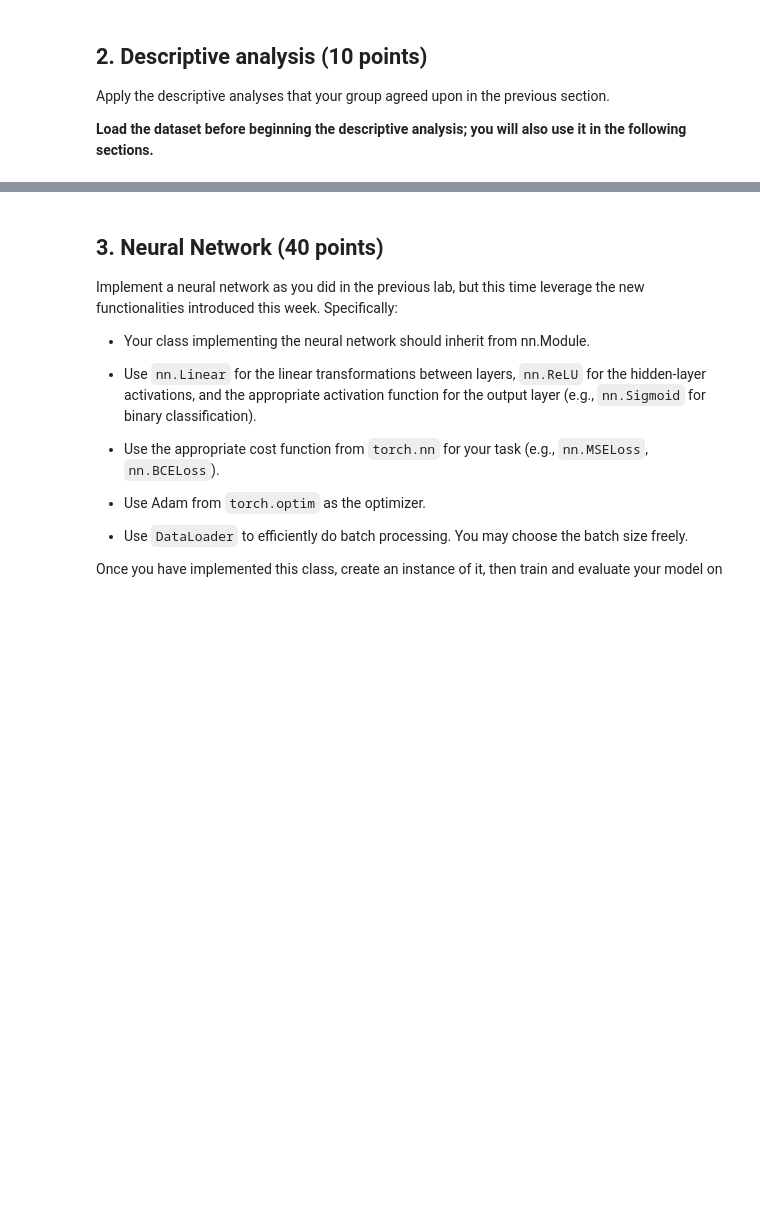
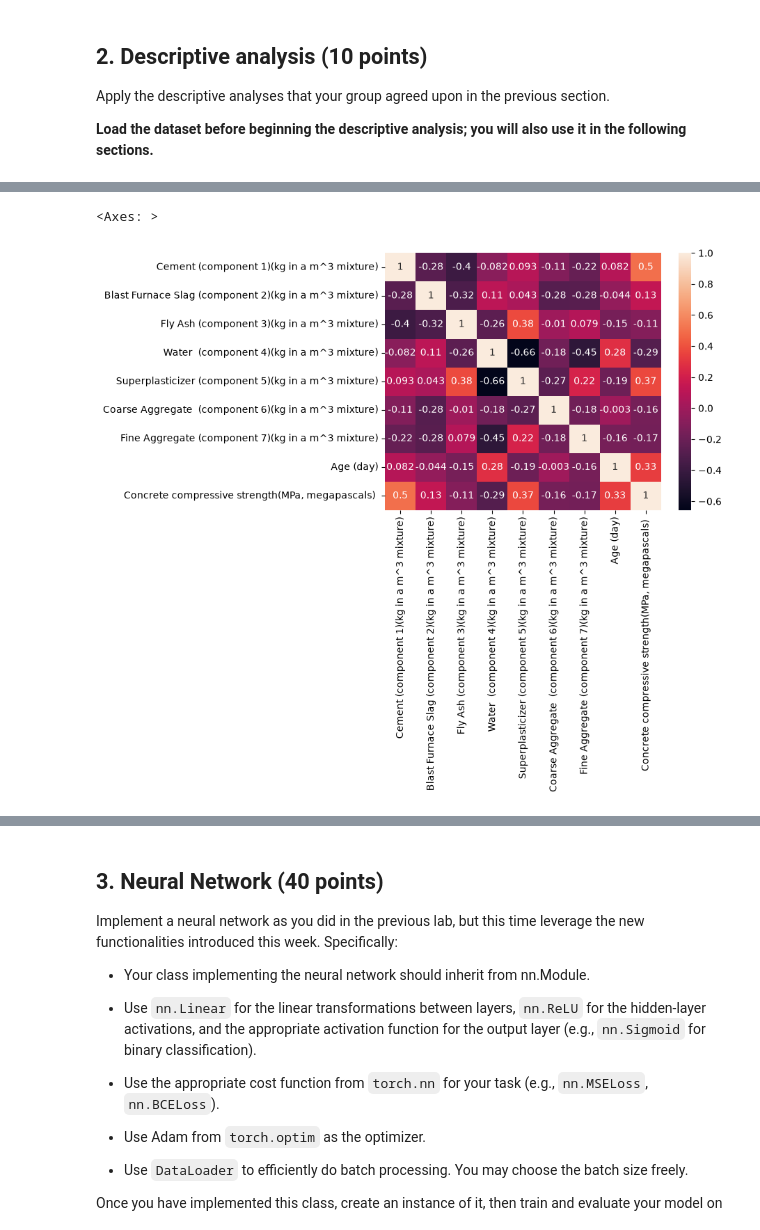
Before and after one commit to james-torgerson/ds4021_lab05, a Jupyter notebook: 05-neural-networks-real-data.ipynb, the cells around one changed output, grey strips where cells are left out. Cells and saved outputs as stored; diff of their text form; code cells hidden in the pictures; blank space fills up the shorter version.

```diff
--- a/05-neural-networks-real-data.ipynb
+++ b/05-neural-networks-real-data.ipynb
@@ -62,4 +62,6 @@ Apply the descriptive analyses that your group agreed upon in the previous secti
 
 **Load the dataset before beginning the descriptive analysis; you will also use it in the following sections.**
 # %%
-# USE AS MANY CELLS AS NEEDED
+import pandas as pd
+df = pd.read_excel('Concrete_Data.xls')
+print(df.head())
@@ -65,0 +150,9 @@ Apply the descriptive analyses that your group agreed upon in the previous secti
+# %%
+# print a correlation matrix only using the numeric data types in df
+import seaborn as sns
+numeric_features = df.select_dtypes(include=["int64", "float64"])
+corr_matrix = numeric_features.corr()
+sns.heatmap(corr_matrix, annot=True)
+# %% [output]
+<Axes: >
+[figure, added]
```
Also changed, not shown: parts of 6 cells of this notebook.
